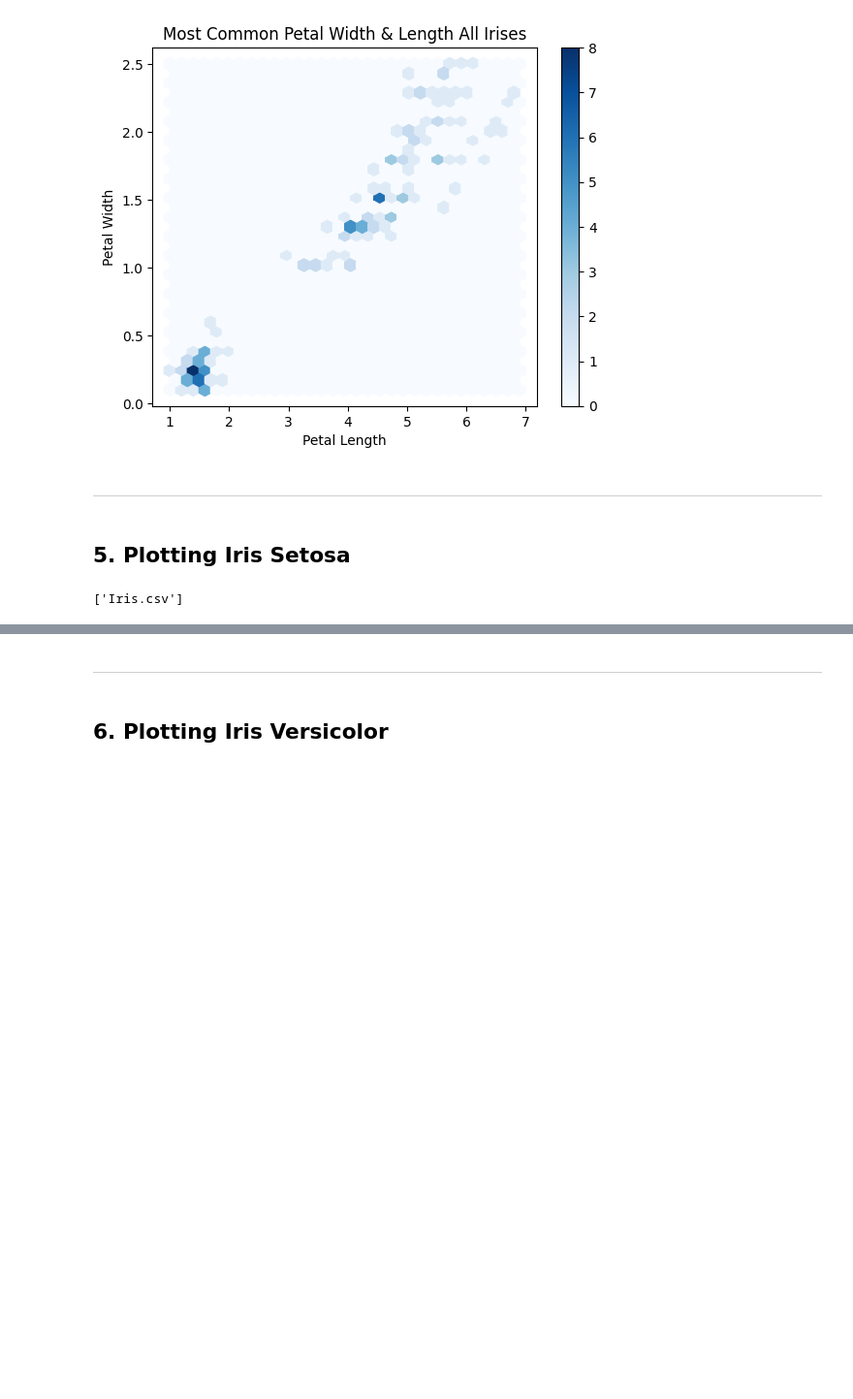
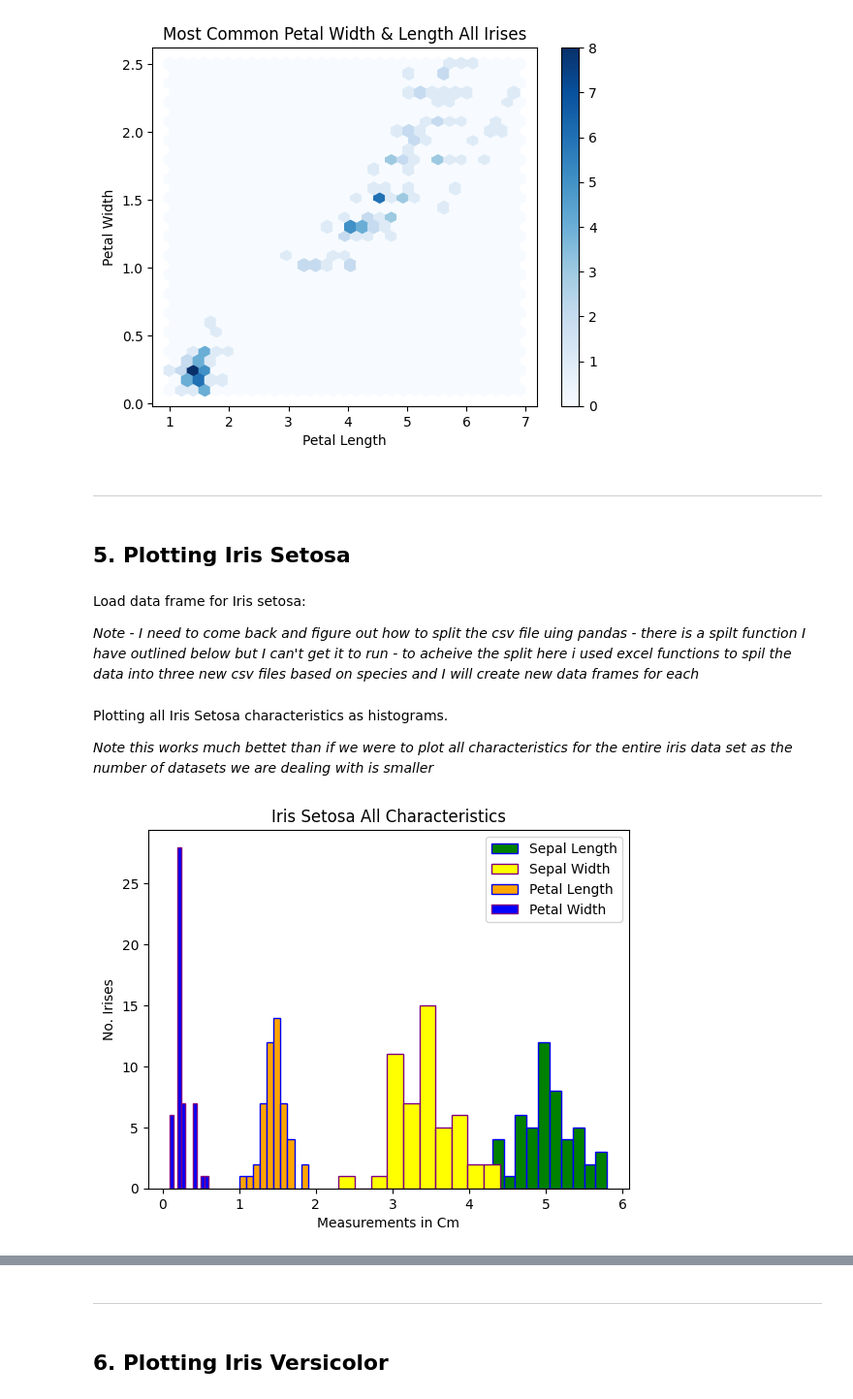
Before and after one commit to PectenMaximus/FDA_1, a Jupyter notebook: FDA1_Notebook.ipynb, the cells around one changed output, grey strips where cells are left out. Shown at 97% size. Drawn from its saved outputs; the diff is of its cells as text; code cells hidden in the pictures; blank space fills up the shorter version.

Commit message:
Indv Irises Plots

```diff
--- a/FDA1_Notebook.ipynb
+++ b/FDA1_Notebook.ipynb
@@ -221,9 +222,36 @@ plt.show()
 --------------------------------------
 # %% [markdown]
 ## 5. Plotting Iris Setosa
-# %%
-csv_data = "Iris.csv"
-fields = csv_data.split(",")
-print(fields)
-# %% [output]
-['Iris.csv']
+# %% [markdown]
+Load data frame for Iris setosa:
+
+*Note - I need to come back and figure out how to split the csv file uing pandas - there is a spilt function I have outlined below but I can't get it to run - to acheive the split here i used excel functions to spil the data into three new csv files based on species and I will create new data frames for each*
+# %%
+IrisSetosa = pd.read_csv('Iris_setosa.csv')
+IrisSetosa.head()
+# %% [markdown]
+Plotting all Iris Setosa characteristics as histograms.
+
+*Note this works much bettet than if we were to plot all characteristics for the entire iris data set as the number of datasets we are dealing with is smaller*
+# %%
+# Histogram for all Iris Setosa characteristics
+series1 = np.array(IrisSetosa['SepalLengthCm'])
+series2 = np.array(IrisSetosa['SepalWidthCm'])
+series3 = np.array(IrisSetosa['PetalLengthCm'])
+series4 = np.array(IrisSetosa['PetalWidthCm'])
+
+plt.hist(series1, label='Sepal Length', color= 'green', edgecolor='blue')
+
+plt.hist(series2, label='Sepal Width', color = 'yellow', edgecolor='purple')
+
+plt.hist(series3, label='Petal Length', color= 'orange', edgecolor='blue')
+
+plt.hist(series4, label='Petal Width', color = 'blue', edgecolor='purple')
+
+plt.xlabel('Measurements in Cm')
+plt.ylabel('No. Irises')
+plt.title('Iris Setosa All Characteristics')
+plt.legend()
+plt.show()
+# %% [output]
+[figure, added]
```
Also changed, not shown: parts of 30 cells of this notebook, 5 other files.
